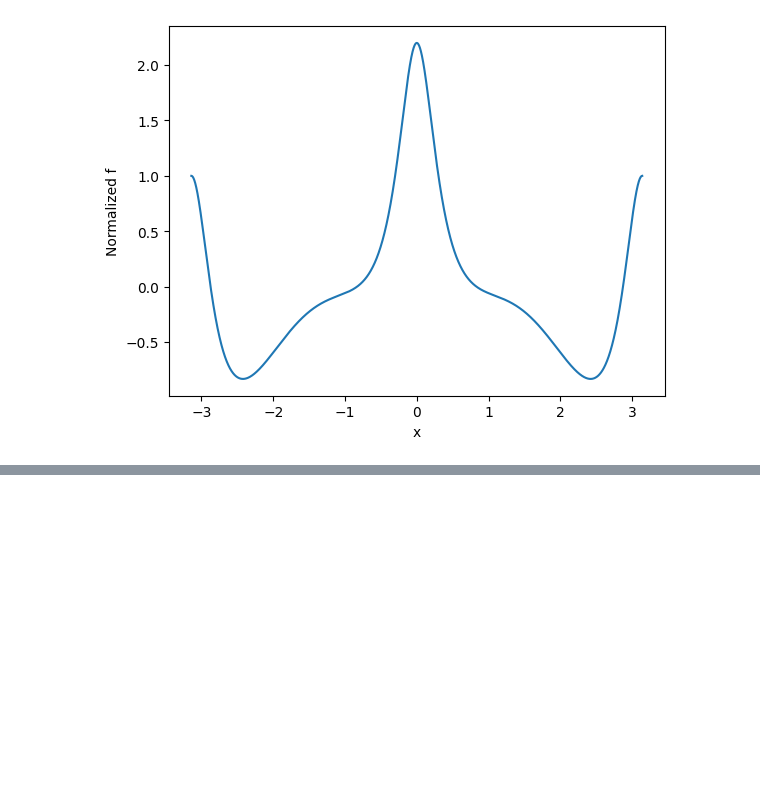
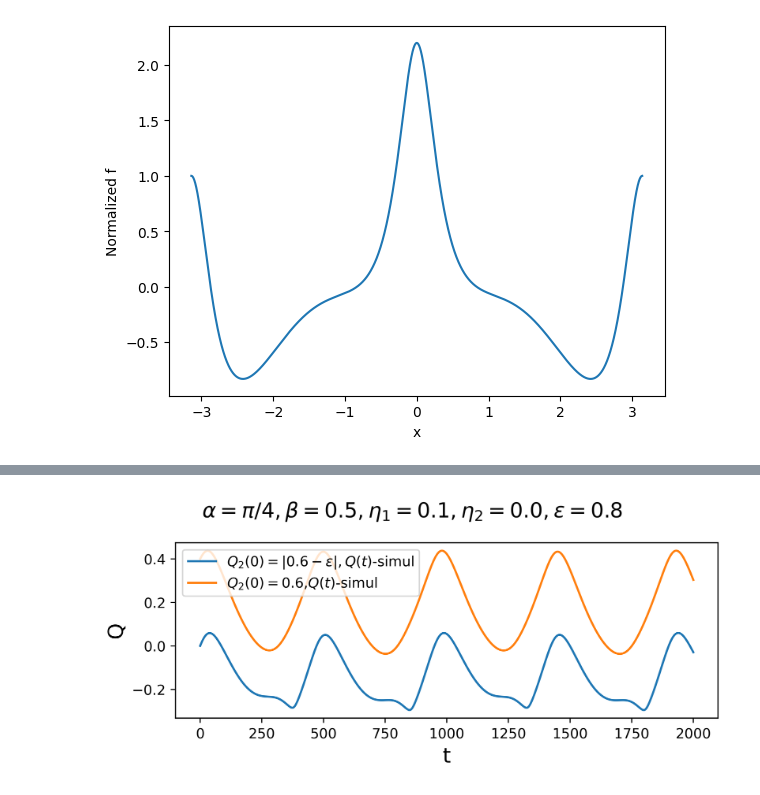
Before and after one commit to Gug-Young/Active_Rotator, a Jupyter notebook: 250123 F with perturbation.ipynb, the cells around one changed output, grey strips where cells are left out. Saved outputs shown, nothing was run; the diff lists cells and outputs as text; code cells hidden in the pictures; blank space fills up the shorter version.

```diff
--- a/250123 F with perturbation.ipynb
+++ b/250123 F with perturbation.ipynb
@@ -30,0 +99,17 @@ plt.show()
+# %%
+plt.figure(dpi=500)
+
+plt.subplot(211)
+plt.plot(t,Q2-Q2_s_reg,label=rf'$Q_2(0)=|{Q_init2} - \epsilon|,Q(t)$-simul')
+plt.plot(t,Q2_ori-Q2_s_reg,label=rf'$Q_2(0)={Q_init2}$,$Q(t)$-simul')
+plt.legend()
+plt.ylabel('Q',fontsize=15)
+plt.xlabel('t',fontsize=15)
+# for a in nums:
+    # plt.plot(t_,Q2_S[a])
+plt.suptitle(rf'$\alpha=\pi/4,\beta={beta},\eta_1 = {eta1},\eta_2 = {eta2},\epsilon ={eps}$',fontsize=15)
+# plt.xlim(0,3000)
+# plt.ylim(0.0,1.05)
+plt.tight_layout()
+# %% [output]
+[figure, added]
```
Also changed, not shown: parts of 11 cells of this notebook, 1 other file.
